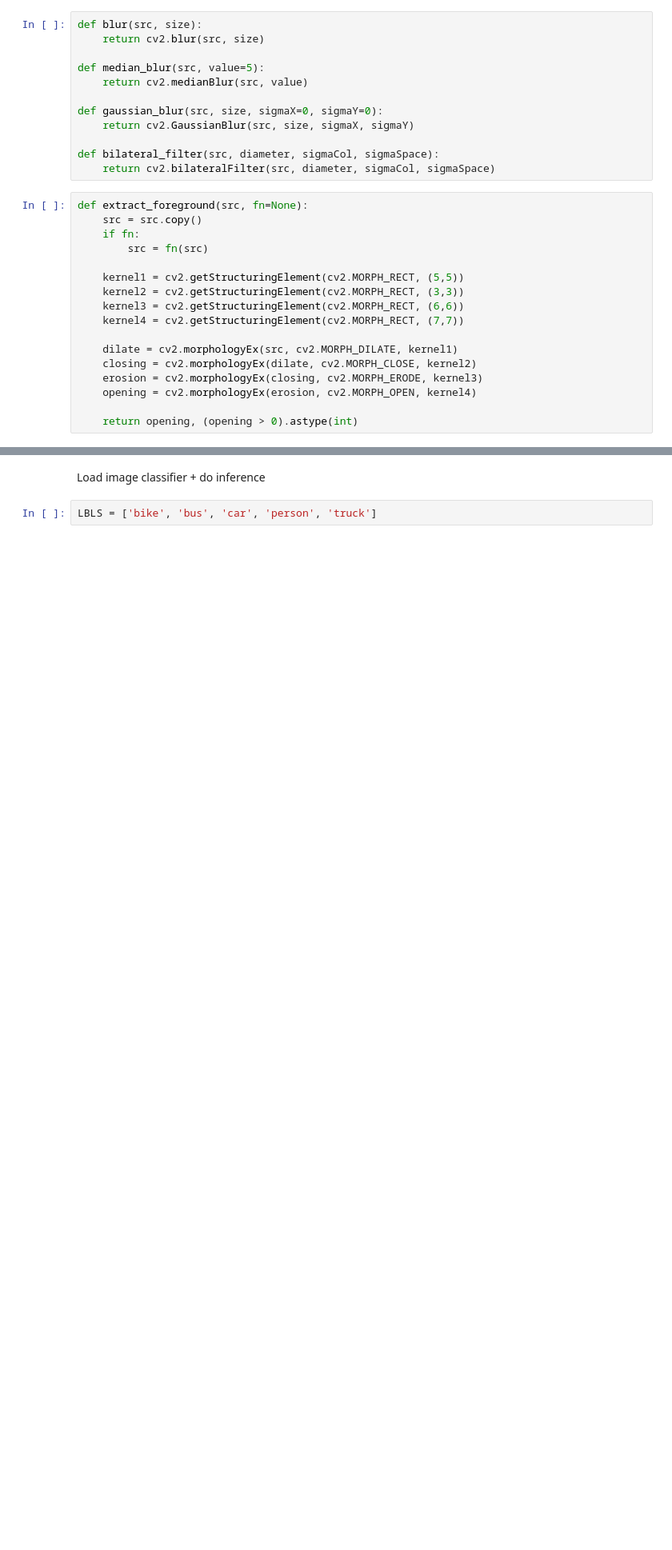
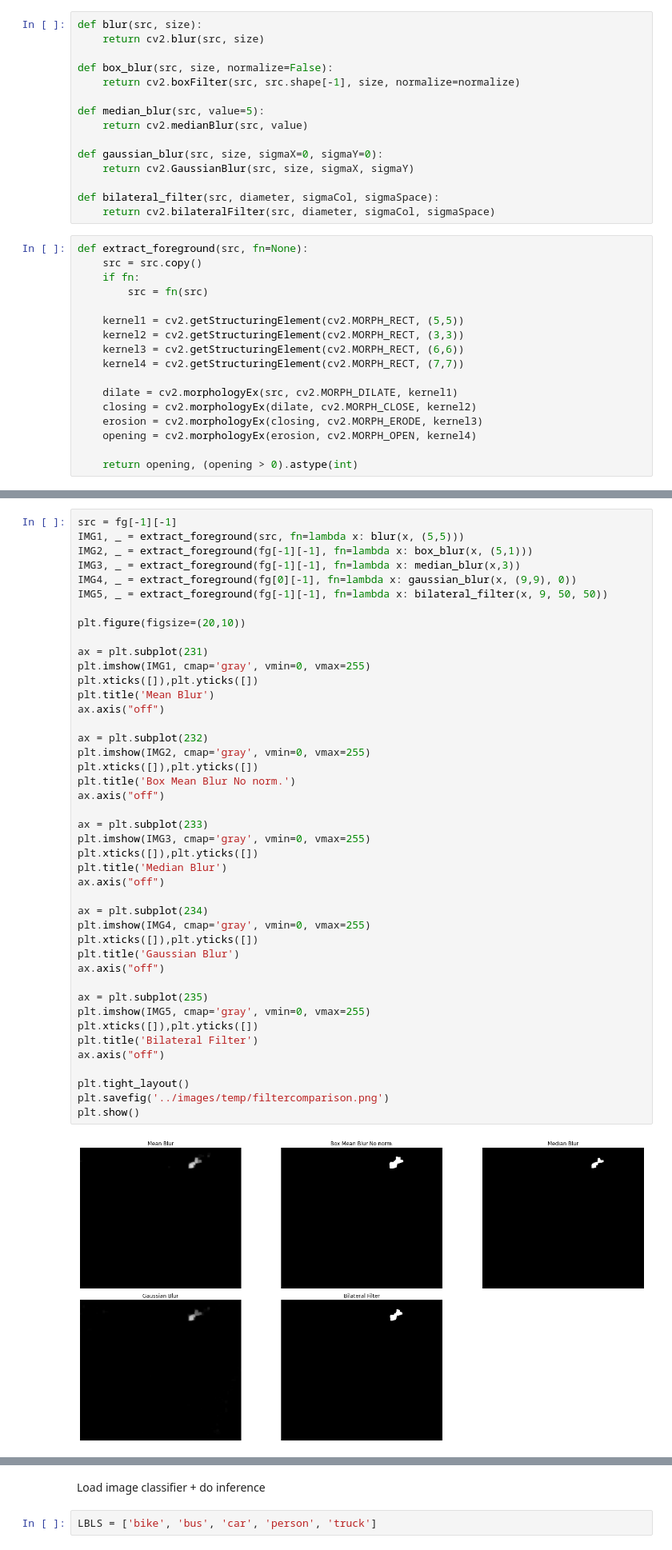
Before and after one commit to BerntA/CVEET, a Jupyter notebook: src/object-detection-bgsub.ipynb, the cells around one changed output, grey strips where cells are left out. Shown at 80% size. Cells and saved outputs as stored; diff of their text form; blank space fills up the shorter version.

```diff
--- a/src/object-detection-bgsub.ipynb
+++ b/src/object-detection-bgsub.ipynb
@@ -82,6 +82,9 @@ Extract objects
 # %%
 def blur(src, size):
     return cv2.blur(src, size)
+
+def box_blur(src, size, normalize=False):
+    return cv2.boxFilter(src, src.shape[-1], size, normalize=normalize)
 
 def median_blur(src, value=5):
     return cv2.medianBlur(src, value)
@@ -135,0 +114,45 @@ show_image(I, grayscale=True, size=(8,5))
+# %%
+src = fg[-1][-1]
+IMG1, _ = extract_foreground(src, fn=lambda x: blur(x, (5,5)))
+IMG2, _ = extract_foreground(fg[-1][-1], fn=lambda x: box_blur(x, (5,1)))
+IMG3, _ = extract_foreground(fg[-1][-1], fn=lambda x: median_blur(x,3))
+IMG4, _ = extract_foreground(fg[0][-1], fn=lambda x: gaussian_blur(x, (9,9), 0))
+IMG5, _ = extract_foreground(fg[-1][-1], fn=lambda x: bilateral_filter(x, 9, 50, 50))
+
+plt.figure(figsize=(20,10))
+
+ax = plt.subplot(231)
+plt.imshow(IMG1, cmap='gray', vmin=0, vmax=255)
+plt.xticks([]),plt.yticks([])
+plt.title('Mean Blur')
+ax.axis("off")
+
+ax = plt.subplot(232)
+plt.imshow(IMG2, cmap='gray', vmin=0, vmax=255)
+plt.xticks([]),plt.yticks([])
+plt.title('Box Mean Blur No norm.')
+ax.axis("off")
+
+ax = plt.subplot(233)
+plt.imshow(IMG3, cmap='gray', vmin=0, vmax=255)
+plt.xticks([]),plt.yticks([])
+plt.title('Median Blur')
+ax.axis("off")
+
+ax = plt.subplot(234)
+plt.imshow(IMG4, cmap='gray', vmin=0, vmax=255)
+plt.xticks([]),plt.yticks([])
+plt.title('Gaussian Blur')
+ax.axis("off")
+
+ax = plt.subplot(235)
+plt.imshow(IMG5, cmap='gray', vmin=0, vmax=255)
+plt.xticks([]),plt.yticks([])
+plt.title('Bilateral Filter')
+ax.axis("off")
+
+plt.tight_layout()
+plt.savefig('../images/temp/filtercomparison.png')
+plt.show()
+# %% [output]
+[figure, added]
```
Also changed, not shown: parts of 13 cells of this notebook.
